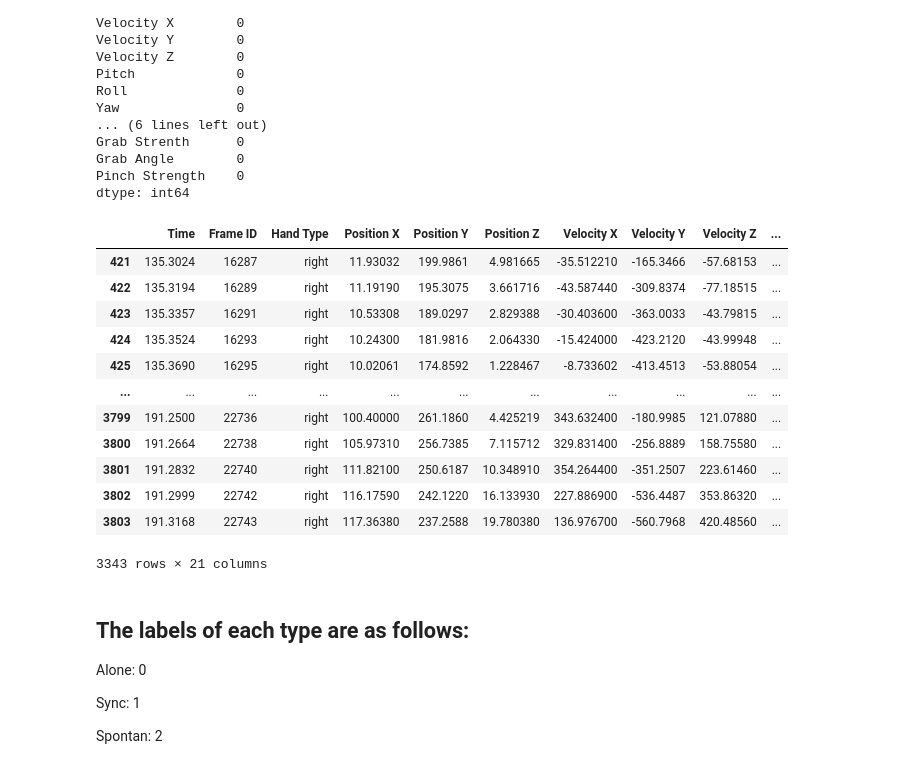
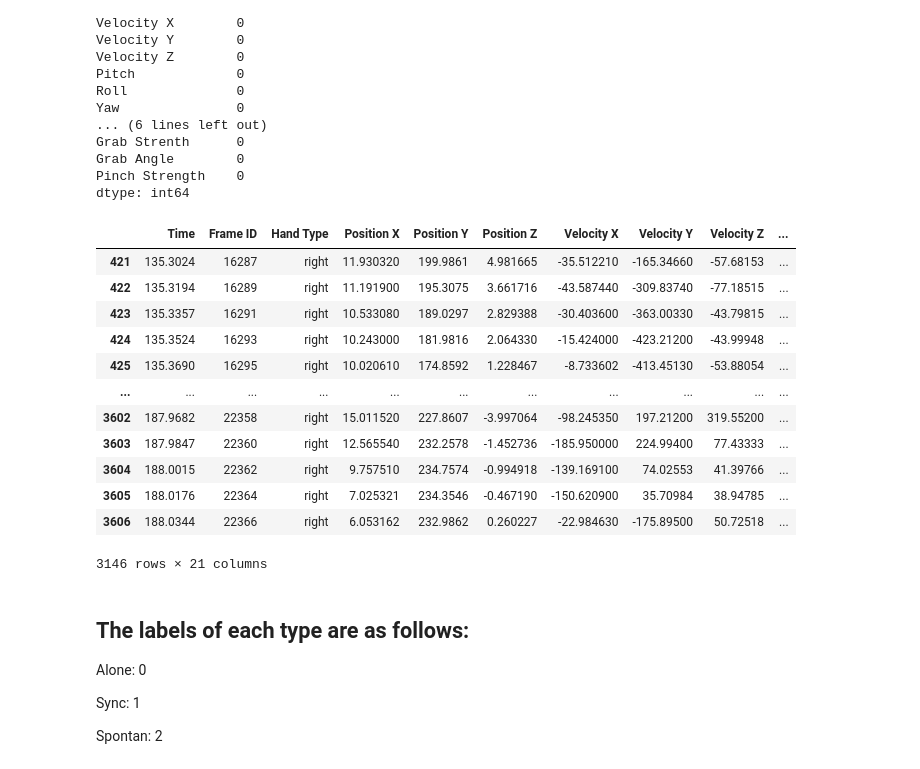
Before and after one commit to EitanKats/data-science-sem-b, a Jupyter notebook: HandsSync.ipynb, the cells around one changed output. Saved outputs shown, nothing was run; the diff lists cells and outputs as text; code cells hidden in the pictures.

```diff
--- a/HandsSync.ipynb
+++ b/HandsSync.ipynb
@@ -82,27 +86,27 @@ Pinch Strength    0
 dtype: int64
 # %%
 # get 15% percent of the righthand data to be used as test data
-data_percentile = round(len(rightHandData) * 0.15)
+data_percentile = round(len(rightHandData) * 0.2)
 
 separated_test_data = pd.DataFrame.copy(rightHandData.iloc[-data_percentile:])
 
 rightHandData = pd.DataFrame.copy(rightHandData.iloc[:-data_percentile])
 
 rightHandData
 # %% [output]
 |  | Time | Frame ID | Hand Type | Position X | Position Y | Position Z | Velocity X | Velocity Y | Velocity Z | ... |
-| 421 | 135.3024 | 16287 | right | 11.93032 | 199.9861 | 4.981665 | -35.512210 | -165.3466 | -57.68153 | ... |
-| 422 | 135.3194 | 16289 | right | 11.19190 | 195.3075 | 3.661716 | -43.587440 | -309.8374 | -77.18515 | ... |
-| 423 | 135.3357 | 16291 | right | 10.53308 | 189.0297 | 2.829388 | -30.403600 | -363.0033 | -43.79815 | ... |
-| 424 | 135.3524 | 16293 | right | 10.24300 | 181.9816 | 2.064330 | -15.424000 | -423.2120 | -43.99948 | ... |
-| 425 | 135.3690 | 16295 | right | 10.02061 | 174.8592 | 1.228467 | -8.733602 | -413.4513 | -53.88054 | ... |
+| 421 | 135.3024 | 16287 | right | 11.930320 | 199.9861 | 4.981665 | -35.512210 | -165.34660 | -57.68153 | ... |
+| 422 | 135.3194 | 16289 | right | 11.191900 | 195.3075 | 3.661716 | -43.587440 | -309.83740 | -77.18515 | ... |
+| 423 | 135.3357 | 16291 | right | 10.533080 | 189.0297 | 2.829388 | -30.403600 | -363.00330 | -43.79815 | ... |
+| 424 | 135.3524 | 16293 | right | 10.243000 | 181.9816 | 2.064330 | -15.424000 | -423.21200 | -43.99948 | ... |
+| 425 | 135.3690 | 16295 | right | 10.020610 | 174.8592 | 1.228467 | -8.733602 | -413.45130 | -53.88054 | ... |
 | ... | ... | ... | ... | ... | ... | ... | ... | ... | ... | ... |
-| 3799 | 191.2500 | 22736 | right | 100.40000 | 261.1860 | 4.425219 | 343.632400 | -180.9985 | 121.07880 | ... |
-| 3800 | 191.2664 | 22738 | right | 105.97310 | 256.7385 | 7.115712 | 329.831400 | -256.8889 | 158.75580 | ... |
-| 3801 | 191.2832 | 22740 | right | 111.82100 | 250.6187 | 10.348910 | 354.264400 | -351.2507 | 223.61460 | ... |
-| 3802 | 191.2999 | 22742 | right | 116.17590 | 242.1220 | 16.133930 | 227.886900 | -536.4487 | 353.86320 | ... |
-| 3803 | 191.3168 | 22743 | right | 117.36380 | 237.2588 | 19.780380 | 136.976700 | -560.7968 | 420.48560 | ... |
+| 3602 | 187.9682 | 22358 | right | 15.011520 | 227.8607 | -3.997064 | -98.245350 | 197.21200 | 319.55200 | ... |
+| 3603 | 187.9847 | 22360 | right | 12.565540 | 232.2578 | -1.452736 | -185.950000 | 224.99400 | 77.43333 | ... |
+| 3604 | 188.0015 | 22362 | right | 9.757510 | 234.7574 | -0.994918 | -139.169100 | 74.02553 | 41.39766 | ... |
+| 3605 | 188.0176 | 22364 | right | 7.025321 | 234.3546 | -0.467190 | -150.620900 | 35.70984 | 38.94785 | ... |
+| 3606 | 188.0344 | 22366 | right | 6.053162 | 232.9862 | 0.260227 | -22.984630 | -175.89500 | 50.72518 | ... |
-3343 rows × 21 columns
+3146 rows × 21 columns
 # %% [markdown]
 ## The labels of each type are as follows:
 
```
Also changed, not shown: parts of 18 cells of this notebook.
